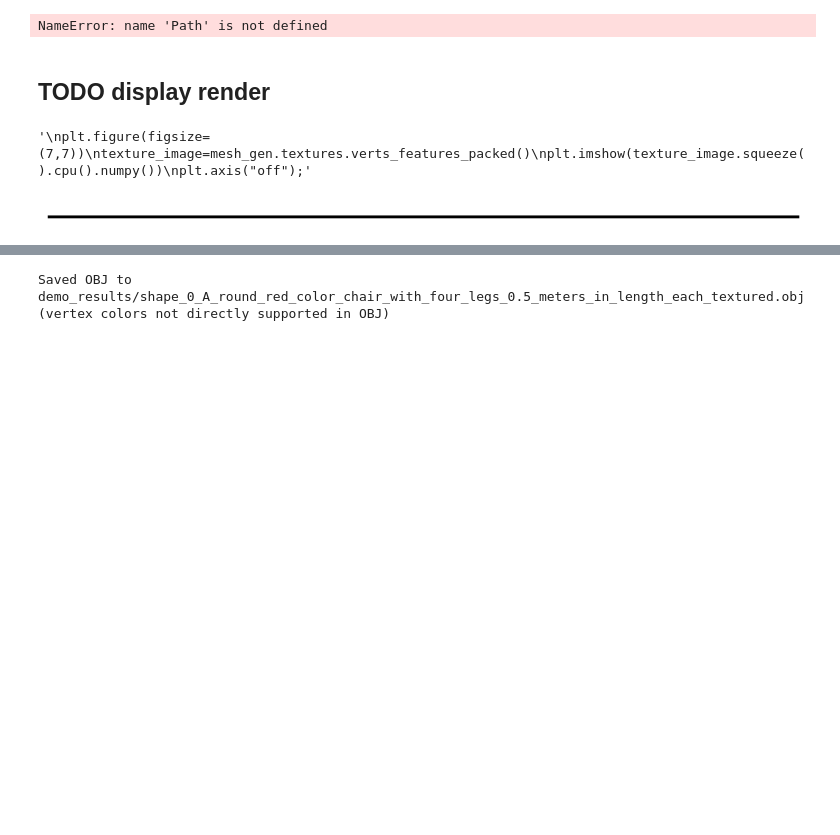
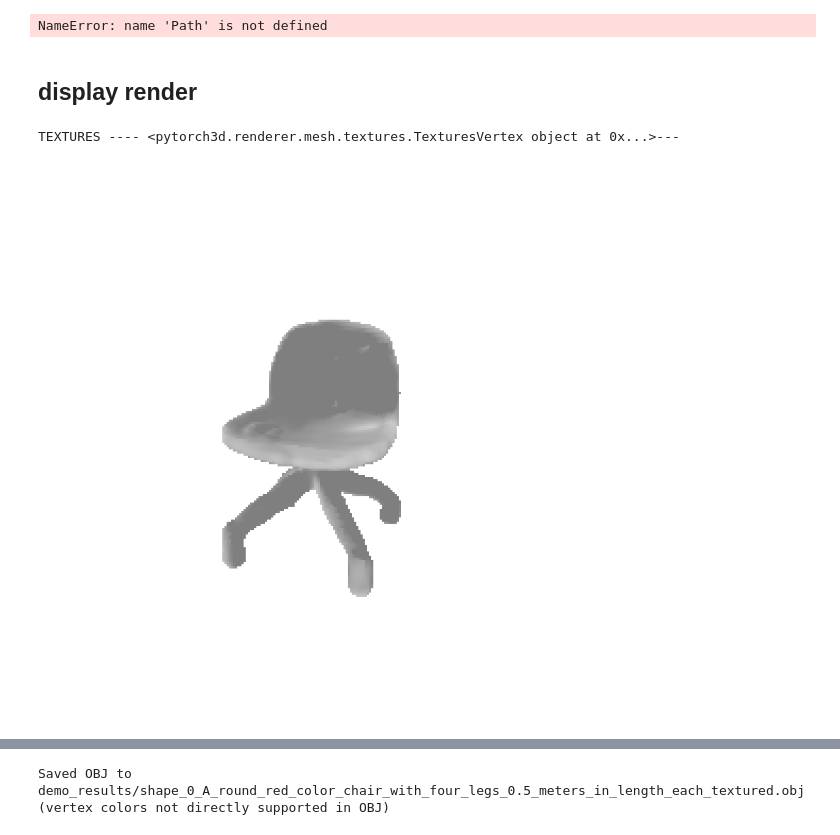
Before and after one commit to ScheznikL/SDFusion, a Jupyter notebook: demo_txt2shape.ipynb, the cells around one changed output, grey strips where cells are left out. Drawn from its saved outputs; the diff is of its cells as text; code cells hidden in the pictures; blank space fills up the shorter version.

```diff
--- a/demo_txt2shape.ipynb
+++ b/demo_txt2shape.ipynb
@@ -249,7 +238,7 @@ from pytorch3d.io import IO
 for i, mesh in enumerate(mesh_gen):
   #mesh.textures.faces_verts_textures_packed()
 
-    mesh_path = Path(out_dir) / f"NEWshape_{i}_{input_txt.replace(' ', '_')}.ply"
+    mesh_path = Path(out_dir) / f"__NEWshape_{i}_{input_txt.replace(' ', '_')}.ply"
     IO().save_mesh(mesh, mesh_path,include_textures=True) #binary=False, colors_as_uint8=True
 
 # Directory for saving meshes
@@ -325,21 +314,24 @@ print(f"Saved PLY with vertex colors to {ply_path}")'''
 # %% [output]
 NameError: name 'Path' is not defined
 # %% [markdown]
-## TODO display render
+## display render
 # %%
 #images = SDFusion.renderer(mesh)
 #mesh.textures.faces_verts_textures_packed()
+from pytorch3d.renderer import PointLights
+
+lights = PointLights(device=device, location=[[0.0, 0.0, -3.0]])
+lights.location = torch.tensor([0.2, 0.0, 0.0], device=device)[None]
+
 for i, mesh in enumerate(mesh_gen):
-    img_comb = render_mesh(SDFusion.renderer, mesh, norm=False)
+    texture_image = mesh.textures.verts_features_padded().squeeze().cpu().numpy()
+    img_comb = SDFusion.renderer(mesh, lights=lights)
+    print(f"TEXTURES ---- {mesh.textures}---")
+    #img_comb = render_mesh(SDFusion.renderer, mesh, norm=False)
     plt.figure(figsize=(10, 10))
     plt.imshow(img_comb[0, ..., :3].cpu().numpy())
    # plt.imshow(img_comb.cpu().numpy())
-    plt.axis("off");
-'''
-plt.figure(figsize=(7,7))
-texture_image=mesh_gen.textures.verts_features_packed()
-plt.imshow(texture_image.squeeze().cpu().numpy())
-plt.axis("off");'''
+    plt.axis("off")
 # %% [output]
-'\nplt.figure(figsize=(7,7))\ntexture_image=mesh_gen.textures.verts_features_packed()\nplt.imshow(texture_image.squeeze().cpu().numpy())\nplt.axis("off");'
+TEXTURES ---- <pytorch3d.renderer.mesh.textures.TexturesVertex object at 0x...>---
-[figure, old version]
+[figure, new version]
```
Also changed, not shown: parts of 5 cells of this notebook.
